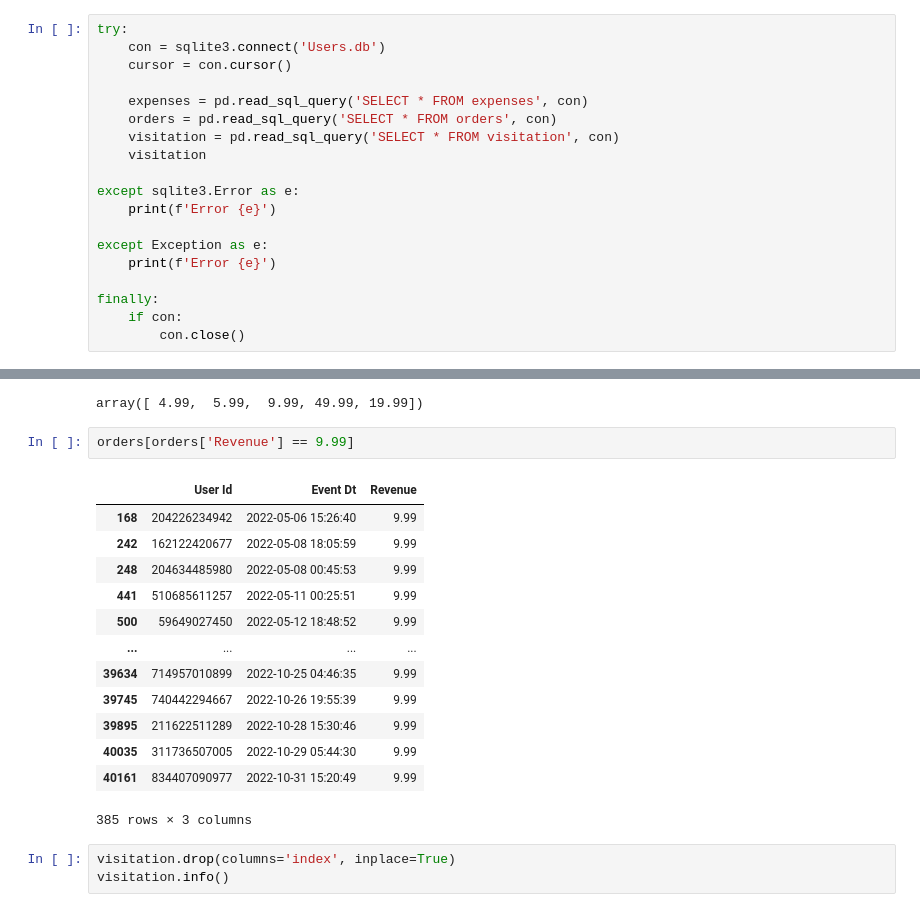
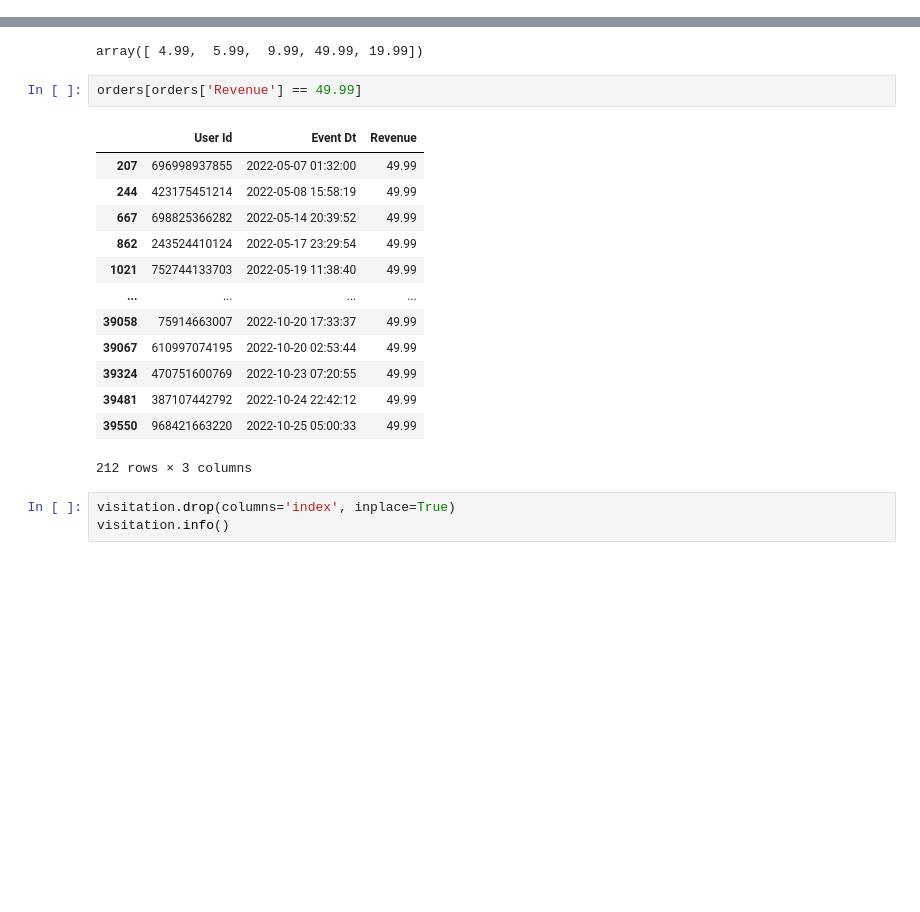
Before and after one commit to tespip/nenyam, a Jupyter notebook: Report_C1.ipynb, the cells around one changed output, grey strips where cells are left out. Drawn from its saved outputs; the diff is of its cells as text; blank space fills up the shorter version.

```diff
--- a/Report_C1.ipynb
+++ b/Report_C1.ipynb
@@ -109,22 +137,3 @@ finally:
 Здесь создается база данных, где находятся все 3 имеющихся набора данных, а также были предусмотренны ошибки при работе с базой данных и общие ошибки, которые могут возникнуть.
 # %% [markdown]
 <h4>Извлечение данных из базы данных</h4>
-# %%
-try:
-    con = sqlite3.connect('Users.db')
-    cursor = con.cursor()
-
-    expenses = pd.read_sql_query('SELECT * FROM expenses', con)
-    orders = pd.read_sql_query('SELECT * FROM orders', con)
-    visitation = pd.read_sql_query('SELECT * FROM visitation', con)
-    visitation
-
-except sqlite3.Error as e:
-    print(f'Error {e}')
-
-except Exception as e:
-    print(f'Error {e}')
-
-finally:
-    if con:
-        con.close()
@@ -233,21 +228,21 @@ orders['Revenue'].unique()
 # %% [output]
 array([ 4.99,  5.99,  9.99, 49.99, 19.99])
 # %%
-orders[orders['Revenue'] == 9.99]
+orders[orders['Revenue'] == 49.99]
 # %% [output]
 |  | User Id | Event Dt | Revenue |
-| 168 | 204226234942 | 2022-05-06 15:26:40 | 9.99 |
-| 242 | 162122420677 | 2022-05-08 18:05:59 | 9.99 |
-| 248 | 204634485980 | 2022-05-08 00:45:53 | 9.99 |
-| 441 | 510685611257 | 2022-05-11 00:25:51 | 9.99 |
-| 500 | 59649027450 | 2022-05-12 18:48:52 | 9.99 |
+| 207 | 696998937855 | 2022-05-07 01:32:00 | 49.99 |
+| 244 | 423175451214 | 2022-05-08 15:58:19 | 49.99 |
+| 667 | 698825366282 | 2022-05-14 20:39:52 | 49.99 |
+| 862 | 243524410124 | 2022-05-17 23:29:54 | 49.99 |
+| 1021 | 752744133703 | 2022-05-19 11:38:40 | 49.99 |
 | ... | ... | ... | ... |
-| 39634 | 714957010899 | 2022-10-25 04:46:35 | 9.99 |
-| 39745 | 740442294667 | 2022-10-26 19:55:39 | 9.99 |
-| 39895 | 211622511289 | 2022-10-28 15:30:46 | 9.99 |
-| 40035 | 311736507005 | 2022-10-29 05:44:30 | 9.99 |
-| 40161 | 834407090977 | 2022-10-31 15:20:49 | 9.99 |
+| 39058 | 75914663007 | 2022-10-20 17:33:37 | 49.99 |
+| 39067 | 610997074195 | 2022-10-20 02:53:44 | 49.99 |
+| 39324 | 470751600769 | 2022-10-23 07:20:55 | 49.99 |
+| 39481 | 387107442792 | 2022-10-24 22:42:12 | 49.99 |
+| 39550 | 968421663220 | 2022-10-25 05:00:33 | 49.99 |
-385 rows × 3 columns
+212 rows × 3 columns
 # %%
 visitation.drop(columns='index', inplace=True)
 visitation.info()
```
Also changed, not shown: parts of 7 cells of this notebook, 1 other file.
